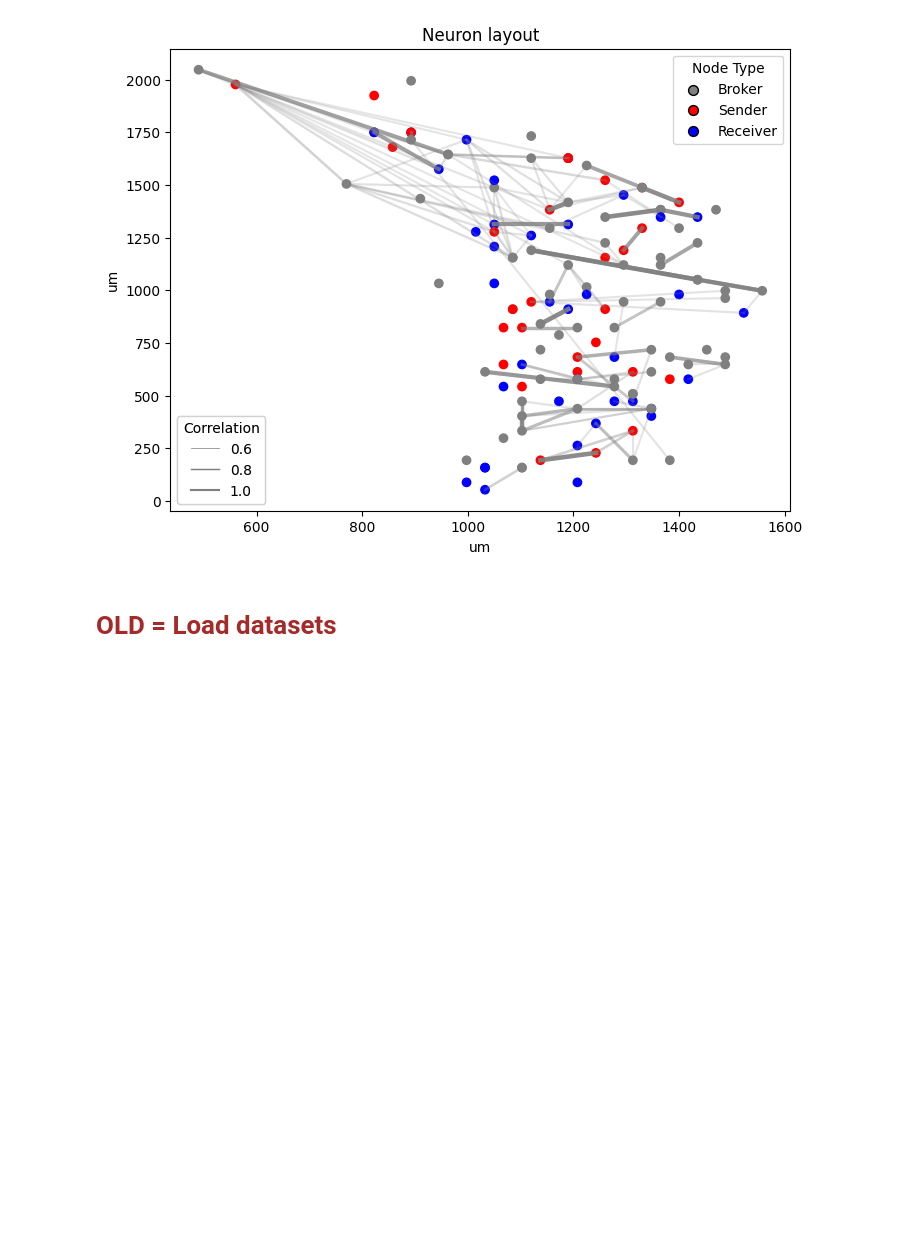
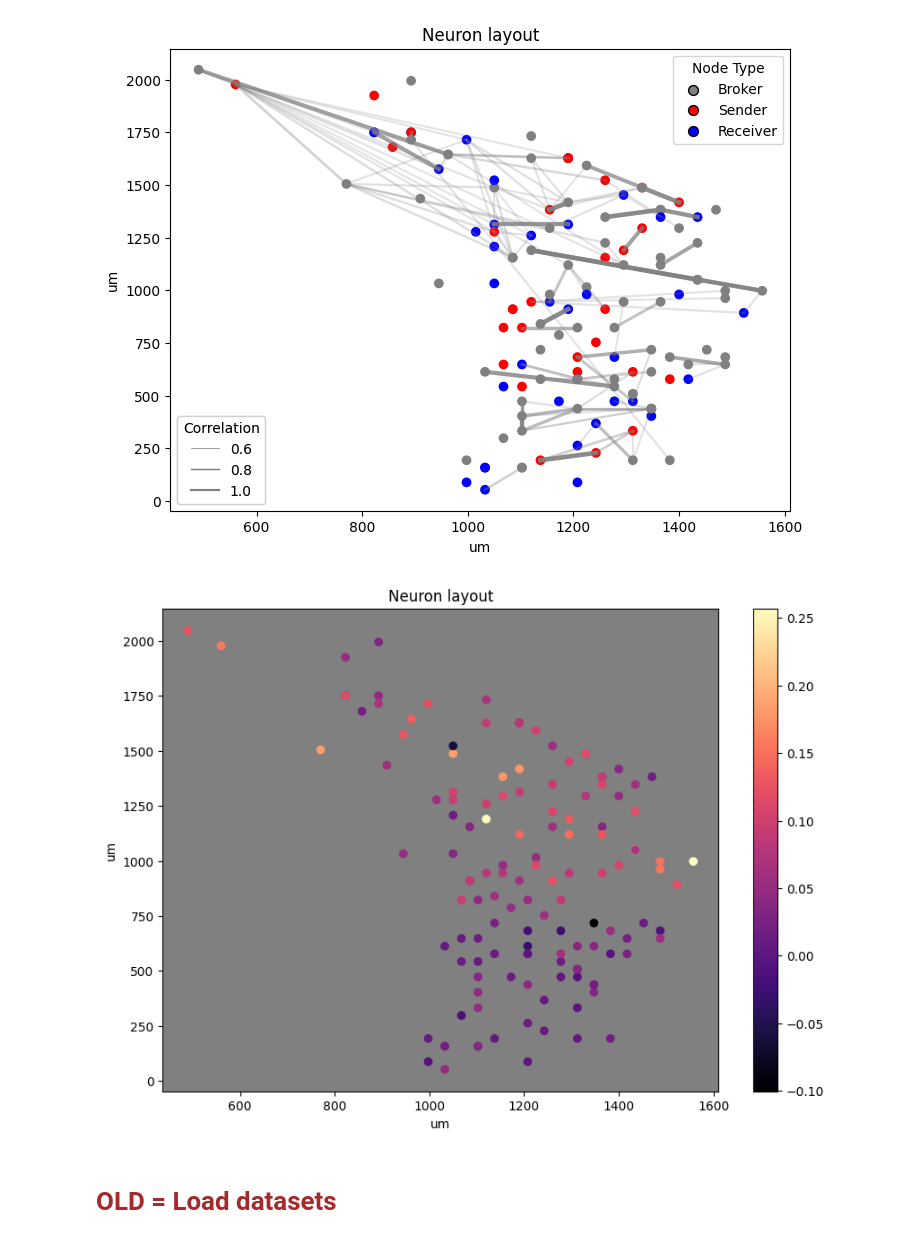
Before and after one commit to braingeneers/midbrain_parkinsons, a Jupyter notebook: tutorials/spike_data/2_summary_statistics.ipynb, the cells around one changed output. Drawn from its saved outputs; the diff is of its cells as text; code cells hidden in the pictures; blank space fills up the shorter version.

```diff
--- a/tutorials/spike_data/2_summary_statistics.ipynb
+++ b/tutorials/spike_data/2_summary_statistics.ipynb
@@ -97,6 +98,12 @@ plot_functional_connectivity_map( sd )
 calculating all latencies...
 making plot
 [figure]
+# %%
+sttc_matrix = sd.spike_time_tilings()
+sttc_eigenvalues, sttc_eigenvectors = eigenvalues_eigenvectors(sttc_matrix)
+plot_vector_layout( sd, sttc_eigenvectors[:,0], show_sttc=False )
+# %% [output]
+[figure, added]
 # %% [markdown]
 # <font color="brown"> OLD = Load datasets
 # %% [markdown]
```
Also changed, not shown: parts of 1 cell of this notebook, 4 other files.
